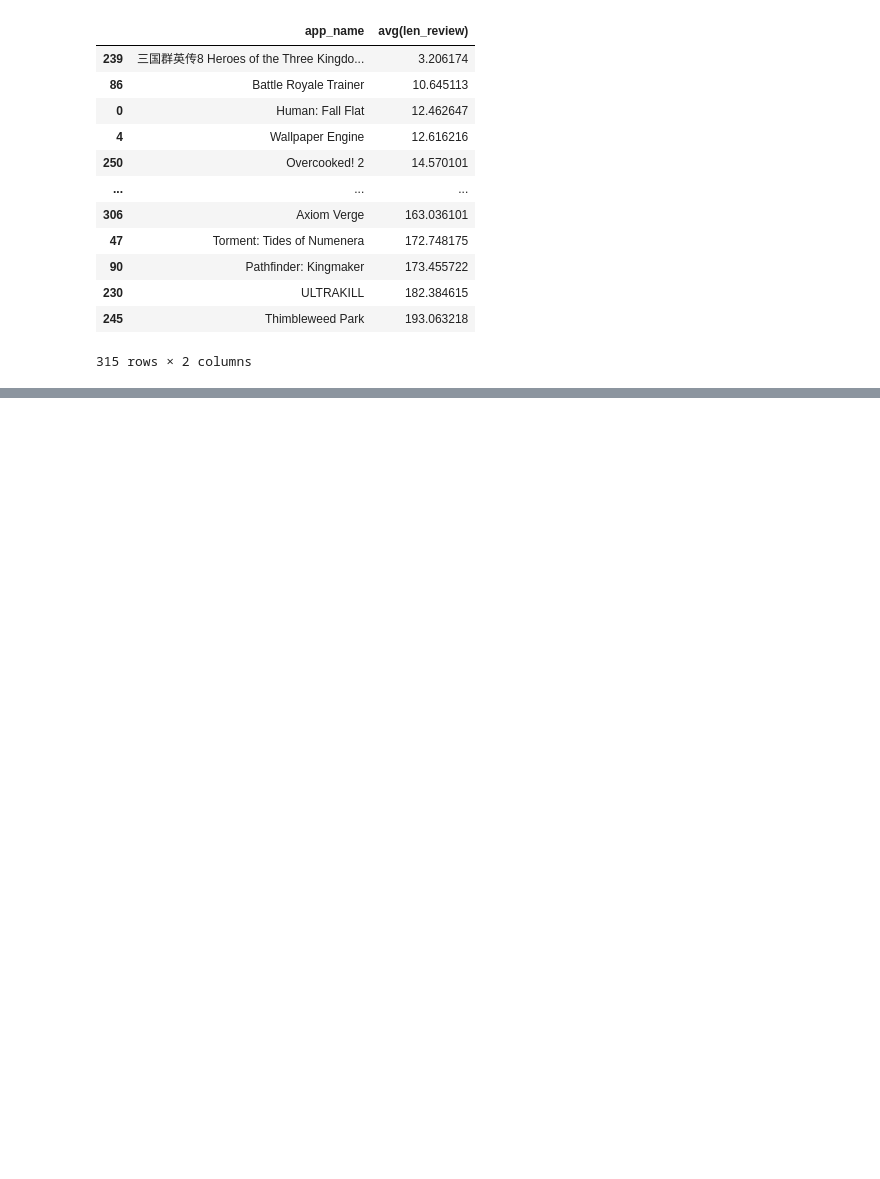
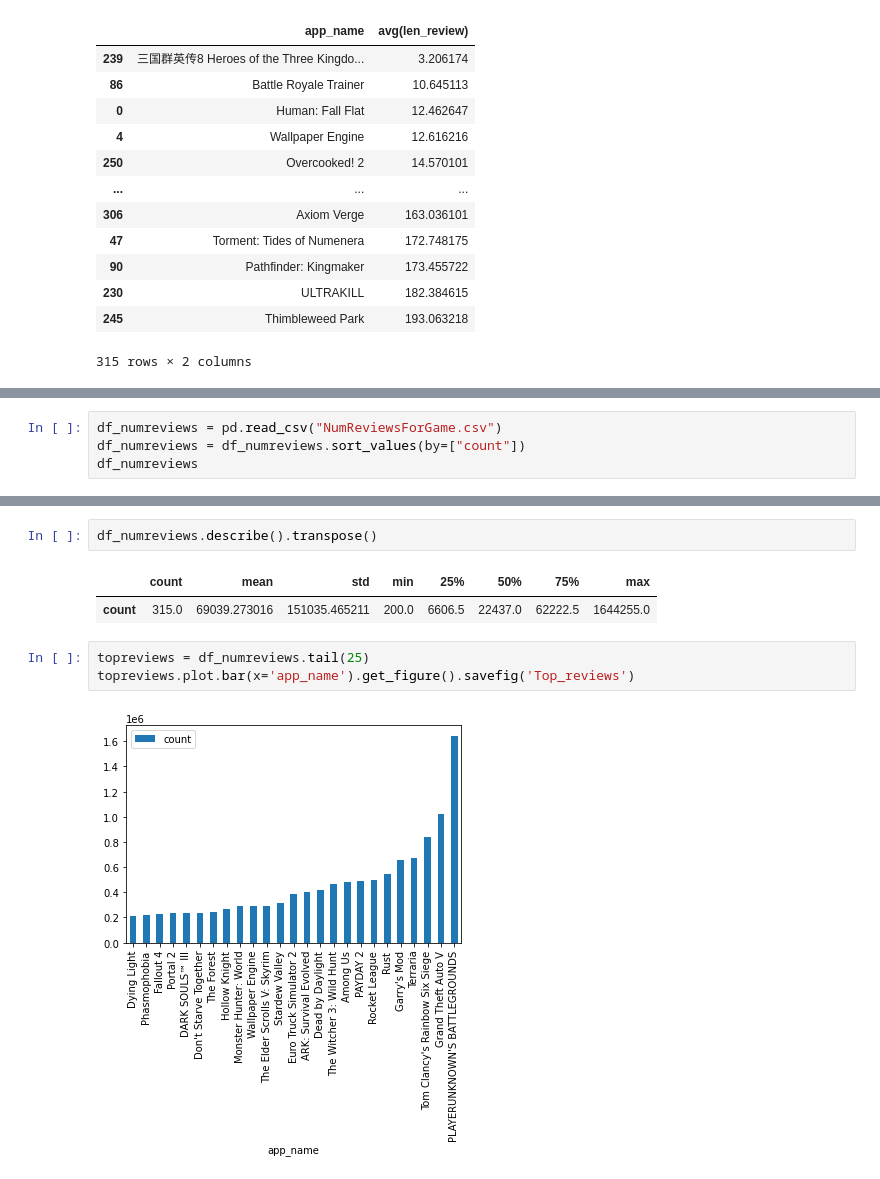
Before and after one commit to AlbertoGarciaDomenech/Proyecto-Final-CLOUD, a Jupyter notebook: csv generados/csv_steam.ipynb, the cells around one changed output, grey strips where cells are left out. Cells and saved outputs as stored; diff of their text form; blank space fills up the shorter version.

```diff
--- a/csv generados/csv_steam.ipynb
+++ b/csv generados/csv_steam.ipynb
@@ -205,0 +144,4 @@ df_negativas.loc[df_negativas['app_name'] == 'ULTRAKILL']
+# %%
+df_numreviews = pd.read_csv("NumReviewsForGame.csv")
+df_numreviews = df_numreviews.sort_values(by=["count"])
+df_numreviews
@@ -205,0 +162,10 @@ df_negativas.loc[df_negativas['app_name'] == 'ULTRAKILL']
+# %%
+df_numreviews.describe().transpose()
+# %% [output]
+|  | count | mean | std | min | 25% | 50% | 75% | max |
+| count | 315.0 | 69039.273016 | 151035.465211 | 200.0 | 6606.5 | 22437.0 | 62222.5 | 1644255.0 |
+# %%
+topreviews = df_numreviews.tail(25)
+topreviews.plot.bar(x='app_name').get_figure().savefig('Top_reviews')
+# %% [output]
+[figure, added]
```
Also changed, not shown: parts of 87 cells of this notebook.
